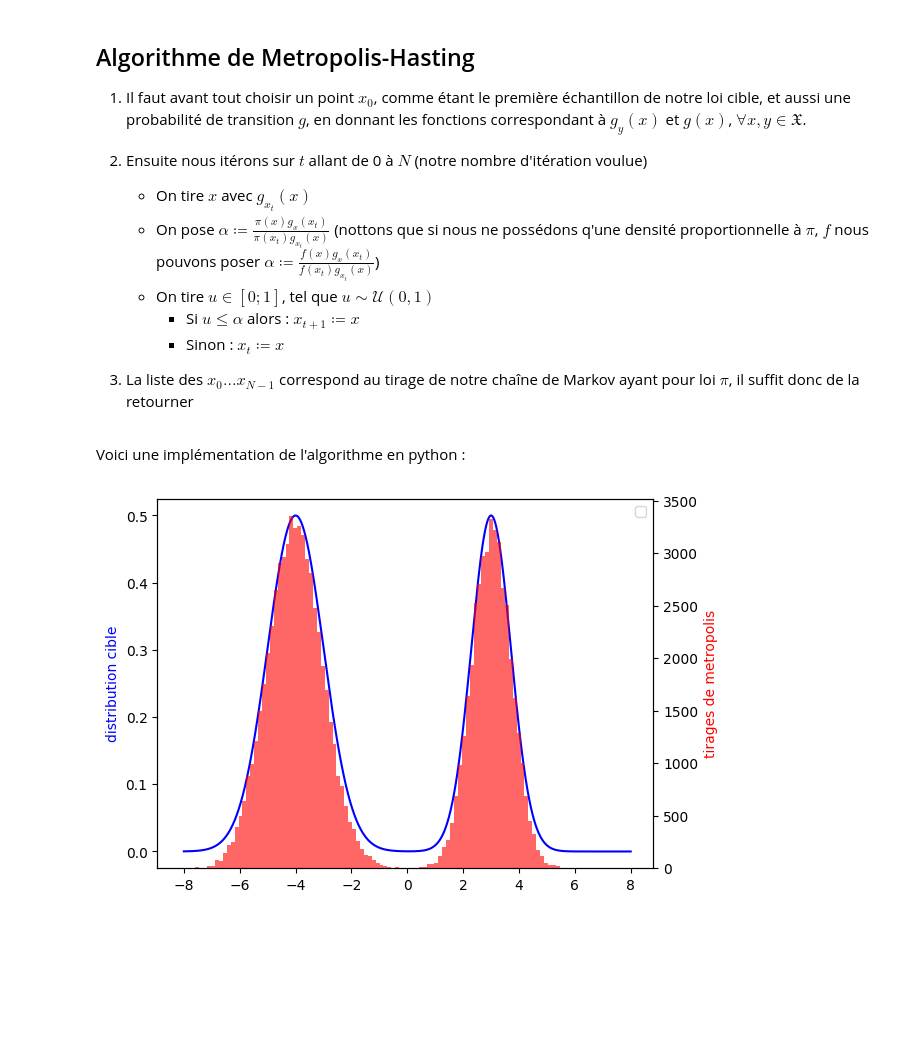
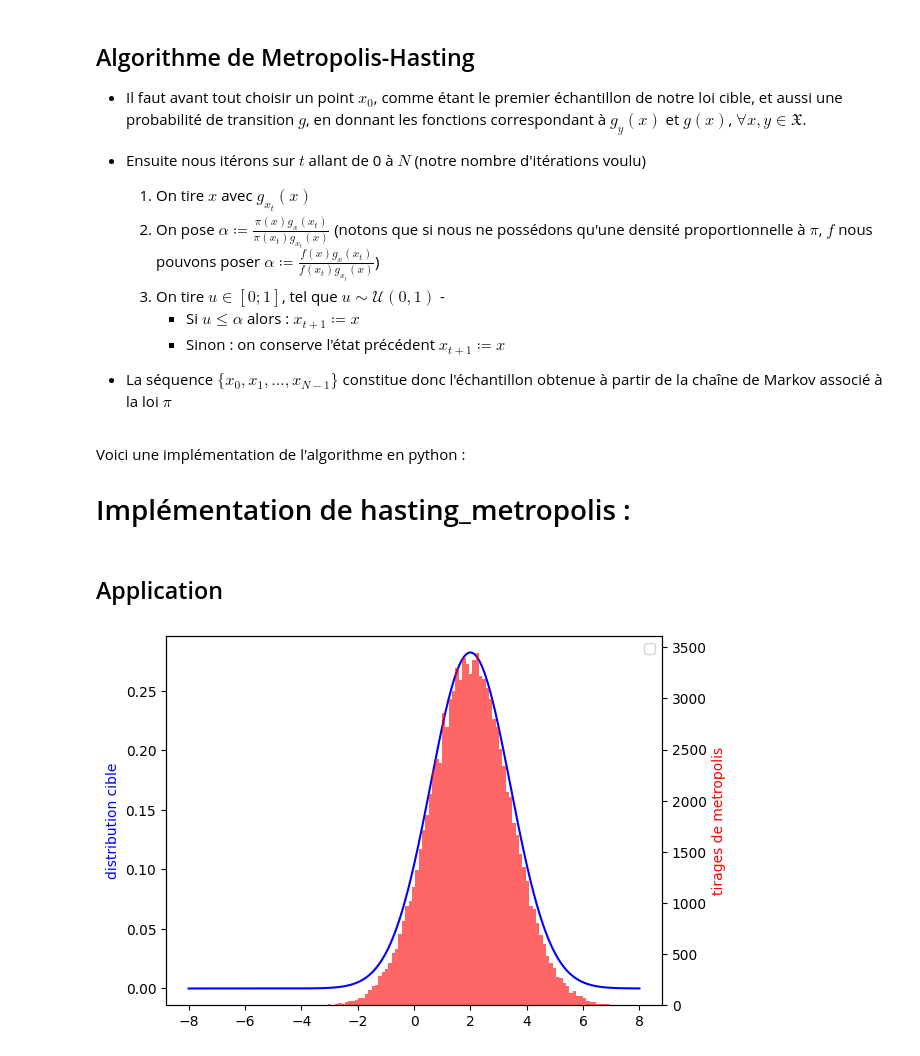
Before and after one commit to CorentinVaillant/ProjetMath-HastingMetropolis, a Jupyter notebook: Corentin/hasting_metropolis.ipynb, the cells around one changed output. Saved outputs shown, nothing was run; the diff lists cells and outputs as text; code cells hidden in the pictures; blank space fills up the shorter version.

```diff
--- a/Corentin/hasting_metropolis.ipynb
+++ b/Corentin/hasting_metropolis.ipynb
@@ -6,0 +1,10 @@ from distributions import norm_dist
+# %%
+import matplotlib.pyplot as plt
+import numpy as np
+
+
+pi = np.pi
+exp = np.exp
+
+def norm_dist(mean,variance):
+    return lambda x: (1/(np.sqrt(2*pi*variance))) * exp(- ((x-mean)**2)/(2*variance) )
@@ -37,12 +45,12 @@ tirage = metropolis(0,distribution_cible,proposition,iterations=100_000)
 fig, ax1 = plt.subplots()
 
 
-x = np.linspace(-5,5,1000)
-data1 = distribution_cible(x)
+X = np.linspace(-5,5,1000)
+data1 = distribution_cible(X)
 data2 = tirage
 
 ax1.set_ylabel("distribution cible",color = "blue")
-ax1.plot(x,data1,color="blue")
+ax1.plot(X,data1,color="blue")
 
 ax2 = ax1.twinx()
 
@@ -56,19 +64,23 @@ plt.show()
 # %% [markdown]
 ## Algorithme de Metropolis-Hasting
 
-1. Il faut avant tout choisir un point $x_0$, comme étant le première échantillon de notre loi cible, et aussi une probabilité de transition $g$, en donnant les fonctions correspondant à $g_y(x)$ et $g(x)$, $\forall x,y \in \mathfrak{X}$.
+- Il faut avant tout choisir un point $x_0$, comme étant le premier échantillon de notre loi cible, et aussi une probabilité de transition $g$, en donnant les fonctions correspondant à $g_y(x)$ et $g(x)$, $\forall x,y \in \mathfrak{X}$.
 
-2. Ensuite nous itérons sur $t$ allant de 0 à $N$ (notre nombre d'itération voulue)
-    - On tire $x$ avec $g_{x_t}(x)$
-    - On pose $\alpha \coloneqq \frac{ \pi(x) g_x(x_t)}{\pi(x_t) g_{x_t}(x)}$ (nottons que si nous ne possédons q'une densité proportionnelle à $\pi$, $f$ nous pouvons poser $\alpha \coloneqq \frac{ f(x) g_x(x_t)}{f(x_t) g_{x_t}(x)}$)
-    - On tire $u \in [0;1]$, tel que $u  \sim \mathcal{U}(0,1)$
+- Ensuite nous itérons sur $t$ allant de 0 à $N$ (notre nombre d'itérations voulu)
+    1. On tire $x$ avec $g_{x_t}(x)$
+    2. On pose $\alpha \coloneqq \frac{ \pi(x) g_x(x_t)}{\pi(x_t) g_{x_t}(x)}$ (notons que si nous ne possédons qu'une densité proportionnelle à $\pi$, $f$ nous pouvons poser $\alpha \coloneqq \frac{ f(x) g_x(x_t)}{f(x_t) g_{x_t}(x)}$)
+    3. On tire $u \in [0;1]$, tel que $u  \sim \mathcal{U}(0,1)$  -
         - Si $u \leqslant \alpha$ alors : $x_{t+1} \coloneqq x$
-        - Sinon : $x_{t} \coloneqq x$
-3. La liste des $x_0 ... x_{N-1}$ correspond au tirage de notre chaîne de Markov ayant pour loi $\pi$, il suffit donc de la retourner
+        - Sinon : on conserve l'état précédent $x_{t+1} \coloneqq x$
+
+
+- La séquence $\{x_0,x_1, ... ,x_{N-1}\}$ constitue donc l'échantillon obtenue à partir de la chaîne de Markov associé à la loi $\pi$
 # %% [markdown]
 Voici une implémentation de l'algorithme en python :
+
+# Implémentation de hasting_metropolis :
 # %%
-def metropolis_hasting(x0,distribution_cible,proposition,densite_proposition,iterations = 1000):
+def hasting_metropolis(x0,distribution_cible,proposition,densite_proposition,iterations = 1000):
     x_t = x0
     tirage = [x_t]
 
@@ -93,29 +105,31 @@ def metropolis_hasting(x0,distribution_cible,proposition,densite_proposition,ite
         tirage.append(x_t)
 
     return tirage
+# %% [markdown]
+## Application
 # %%
-distribution_cible = lambda x: (np.exp(-(x+4)**2 / 2) + np.exp(-(x-3)**2))/2
+distribution_cible = norm_dist(2,2)
 
 proposition =lambda x: x +  np.random.normal(0,1)
 densite_proposition = lambda x, y: np.exp(-(y - x) ** 2 / 2) / np.sqrt(2 * np.pi)
 
-tirage = metropolis_hasting(0,distribution_cible,proposition,densite_proposition,iterations=100_000)
+tirage = hasting_metropolis(0,distribution_cible,proposition,densite_proposition,iterations=100_000)
 # %%
 fig, ax1 = plt.subplots()
 
-x = np.linspace(-8,8,1000)
-data1 = distribution_cible(x)
+X = np.linspace(-8,8,1000)
+data1 = distribution_cible(X)
 data2 = tirage
 
 ax1.set_ylabel("distribution cible",color = "blue")
-ax1.plot(x,data1,color="blue")
+ax1.plot(X,data1,color="blue")
 
 ax2 = ax1.twinx()
 
 ax2.hist(tirage,bins=100,color="red",alpha=0.6)
 ax2.set_ylabel("tirages de metropolis",color="red")
 
 plt.legend()
 plt.show()
 # %% [output]
-[figure, old version]
+[figure, new version]
```
Also changed, not shown: parts of 6 cells of this notebook.
